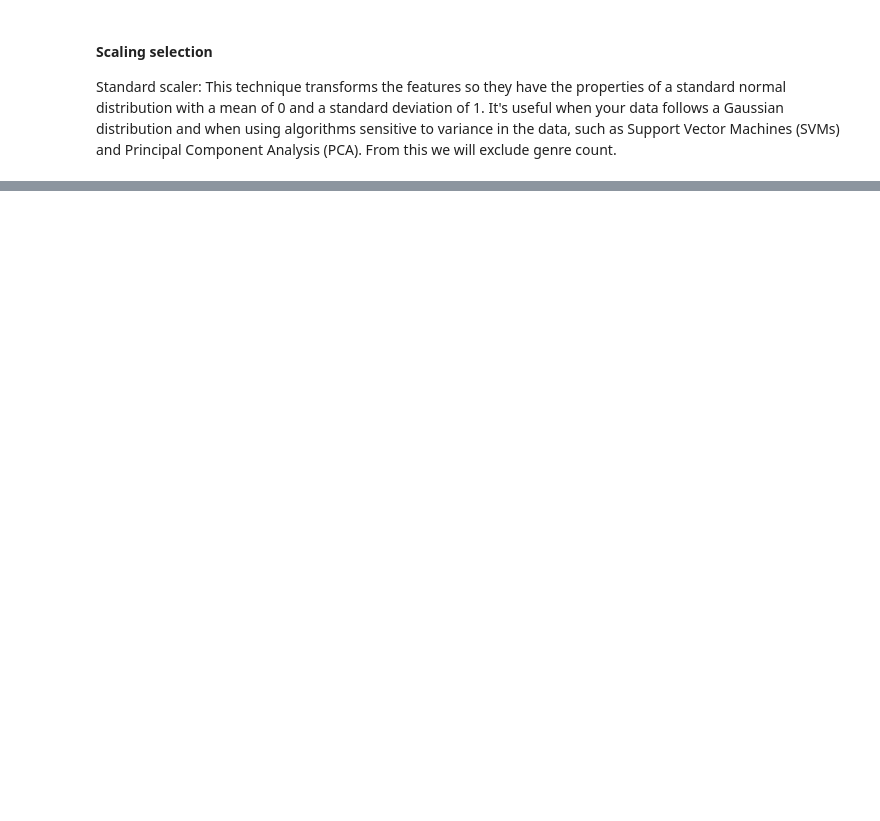
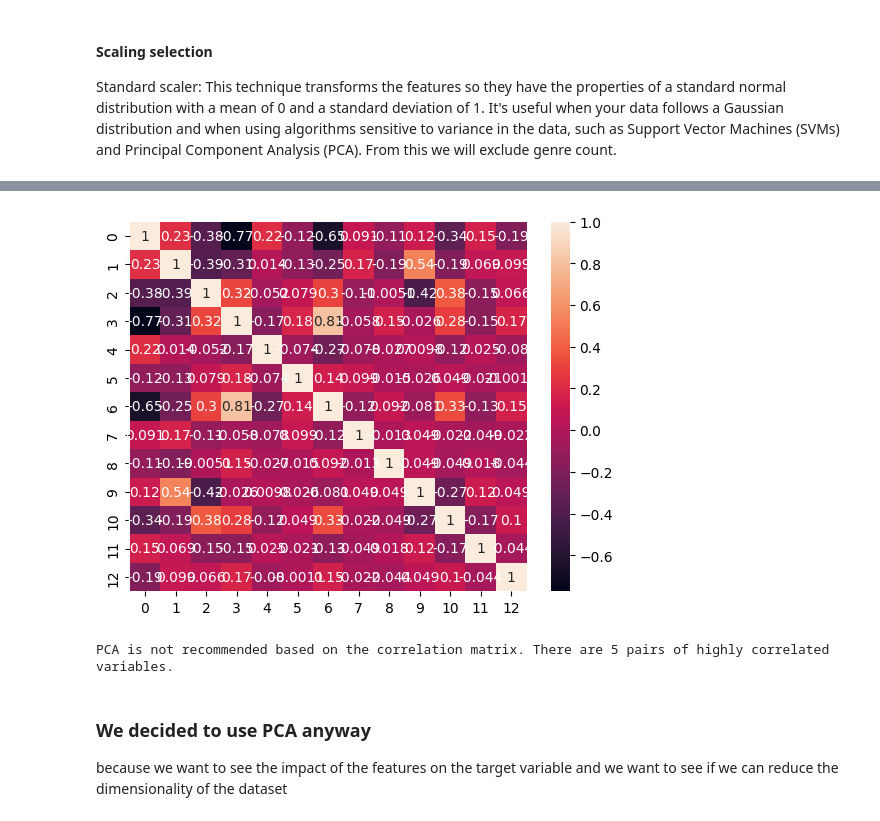
Before and after one commit to MorrisSimons/SCH_spotify_ml_project, a Jupyter notebook: largeset_version/main.ipynb, the cells around one changed output, grey strips where cells are left out. Cells and saved outputs as stored; diff of their text form; code cells hidden in the pictures; blank space fills up the shorter version.

```diff
--- a/largeset_version/main.ipynb
+++ b/largeset_version/main.ipynb
@@ -554,8 +569,11 @@ See the caveats in the documentation: https://pandas.pydata.org/pandas-docs/stab
   childrens_music['speechiness'] = np.log1p(childrens_music['speechiness'])
 [figure]
 # %%
-# Split the data into a training and testing set for final model
-X = childrens_music[['acousticness', 'danceability', 'energy', 'instrumentalness', 'liveness', 'loudness', 'speechiness', 'tempo', 'duration_ms', 'valence']]
+# What data do we want and what order do we want it
+X = childrens_music[['track_name', 'artist_name', 'track_id', 'genre_count','mode', 'time_signature','acousticness', 'danceability', 'energy', 'instrumentalness', 'liveness', 'loudness', 'speechiness', 'tempo', 'duration_ms', 'valence']]
 y = childrens_music['popularity_label']
 
+# Split the data into a training and testing set for final model
 X_train, X_test, y_train, y_test = train_test_split(X, y, test_size=0.2, random_state=42)
+
+X_train.head()
@@ -582,3 +652,31 @@ X_test[numerical_features] = scaler.transform(X_test[numerical_features])
+# %%
+# Assuming X_train[features] is your scaled dataset for training
+features = ['acousticness', 'danceability', 'duration_ms', 'energy',
+            'instrumentalness', 'liveness', 'loudness', 'speechiness', 'tempo', 'valence', 'genre_count', 'mode', 'time_signature']
+
+# Correlation analysis
+corr_matrix = np.corrcoef(X_train[features].T)
+sns.heatmap(corr_matrix, annot=True)
+plt.show()
+
+high_correlation_threshold = 0.6
+
+# Calculate the number of variables with at least one high correlation
+# We subtract the count by the length of the matrix to ignore the diagonal (self-correlation)
+high_correlations = np.sum((np.abs(corr_matrix) > high_correlation_threshold) & (corr_matrix != 1)) / 2
+
+
+# Decide whether PCA is recommended
+# This threshold can be adjusted based on the size of the matrix or domain knowledge
+pca_recommended = high_correlations > len(corr_matrix) * 0.5
+
+print(f"PCA is {'recommended' if pca_recommended else 'not recommended'} based on the correlation matrix. There are {int(high_correlations)} pairs of highly correlated variables.")
+# %% [output]
+[figure, added]
+PCA is not recommended based on the correlation matrix. There are 5 pairs of highly correlated variables.
+# %% [markdown]
+### We decided to use PCA anyway
+because we want to see the impact of the features on the target variable and we want to see if we can reduce the dimensionality of the dataset
 # %%
 from sklearn.decomposition import PCA
 
```
Also changed, not shown: parts of 12 cells of this notebook, 2 other files.
